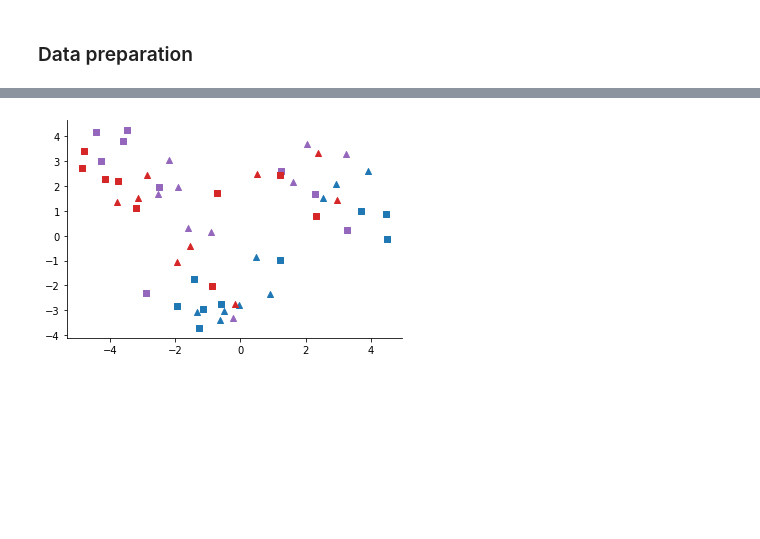
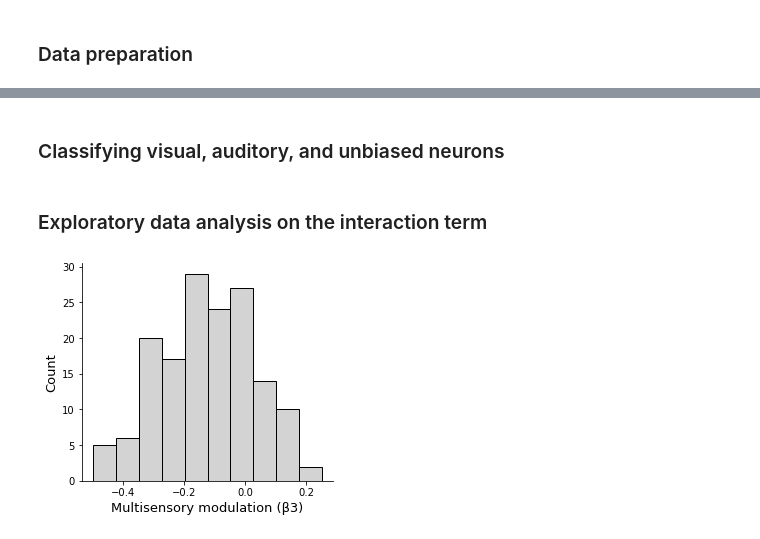
Before and after one commit to heung10/multimodal-object-recognition, a Jupyter notebook: neural/7. Population dynamics.ipynb, the cells around one changed output, grey strips where cells are left out. Saved outputs shown, nothing was run; the diff lists cells and outputs as text; code cells hidden in the pictures; blank space fills up the shorter version.

```diff
--- a/neural/7. Population dynamics.ipynb
+++ b/neural/7. Population dynamics.ipynb
@@ -198,10 +58,0 @@ print(np.shape(PCA_result))
-# %%
-# Plot the transformed data in 2D
-for i in range(3):
-    plt.scatter(PCA_result[num_bin*i:num_bin*(i+1),0],
-                PCA_result[num_bin*i:num_bin*(i+1),1], color=color[i], marker='s')
-for i in [3,4,5]:
-    plt.scatter(PCA_result[num_bin*i:num_bin*(i+1),0],
-                PCA_result[num_bin*i:num_bin*(i+1),1], color=color[i-3], marker='^')
-# %% [output]
-[figure, removed]
@@ -209,0 +91,43 @@ fig,ax = plt.subplots()
+# %%
+for i in range(len(df)):
+    if df.loc[i,'peak_selectivity_time'] < 200:
+        df.loc[i,'peak_selectivity_time_range2'] = 0
+    elif 200 <= df.loc[i,'peak_selectivity_time'] < 400:
+        df.loc[i,'peak_selectivity_time_range2'] = 1
+    elif 400 <= df.loc[i,'peak_selectivity_time'] < 650:
+        df.loc[i,'peak_selectivity_time_range2'] = 2
+    elif 650 <= df.loc[i,'peak_selectivity_time'] < 900:
+        df.loc[i,'peak_selectivity_time_range2'] = 3
+# %% [markdown]
+### Classifying visual, auditory, and unbiased neurons
+# %%
+# classification based on permutation test (shuffling)
+for i in range(len(df)):
+    k = df.loc[i,'key']
+    beta_diff = df.loc[i,'coef_pref_image']-df.loc[i,'coef_pref_sound']
+    if df.loc[i,'pref_obj']=='Boy':
+        beta_diff_shuffle = np.subtract(f2[f'{key}/basic_shuffle/beta_coef'][:,0],
+                                        f2[f'{key}/basic_shuffle/beta_coef'][:,1])
+    else:
+        beta_diff_shuffle = np.subtract(f2[f'{key}/basic_shuffle/beta_coef'][:,3],
+                                        f2[f'{key}/basic_shuffle/beta_coef'][:,4])
+    visual_crit = np.percentile(beta_diff_shuffle,97.5)
+    auditory_crit = np.percentile(beta_diff_shuffle,2.5)
+
+    if beta_diff > visual_crit:
+        df.loc[i,'Category'] = 'visual'
+    elif beta_diff < auditory_crit:
+        df.loc[i,'Category'] = 'auditory'
+    else:
+        df.loc[i,'Category'] = 'unbiased'
+# %% [markdown]
+### Exploratory data analysis on the interaction term
+# %%
+fig,ax = plt.subplots(figsize=(4.5,4))
+
+ax.hist(df['coef_pref_int'], color = 'lightgray', ec='black')
+ax.set_xlabel('Multisensory modulation (\u03B23)', fontsize=13);
+ax.set_ylabel('Count', fontsize=13);
+plt.savefig(fig_path / 'interaction_histogram.png', dpi=300,facecolor='white')
+# %% [output]
+[figure, added]
```
Also changed, not shown: parts of 25 cells of this notebook, 6 other files.
